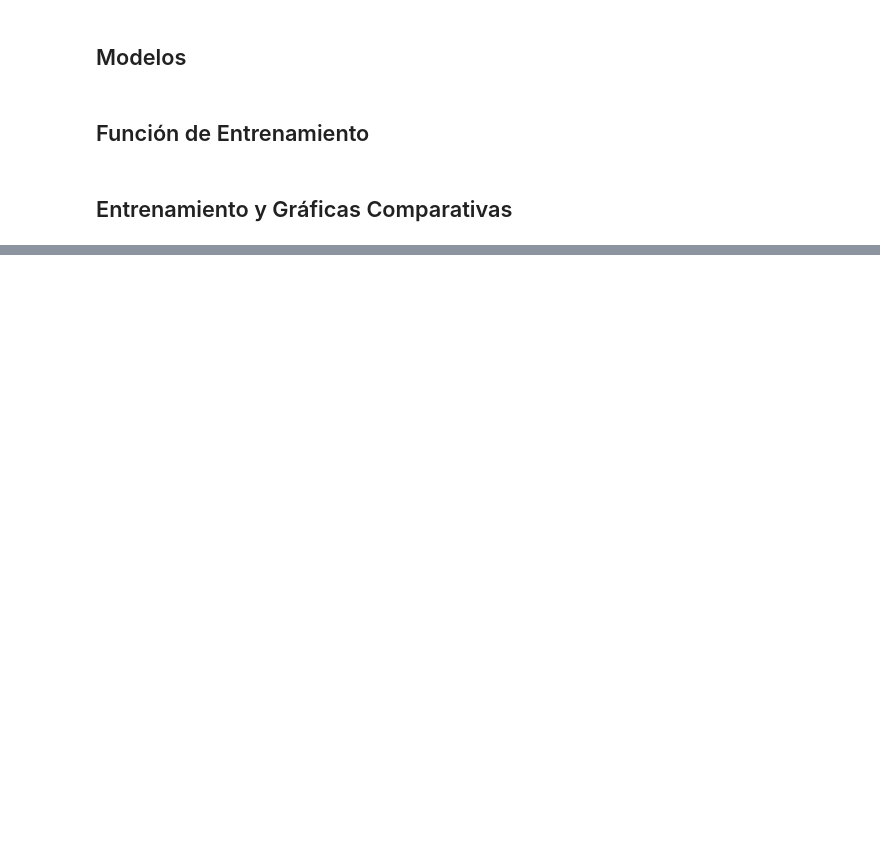
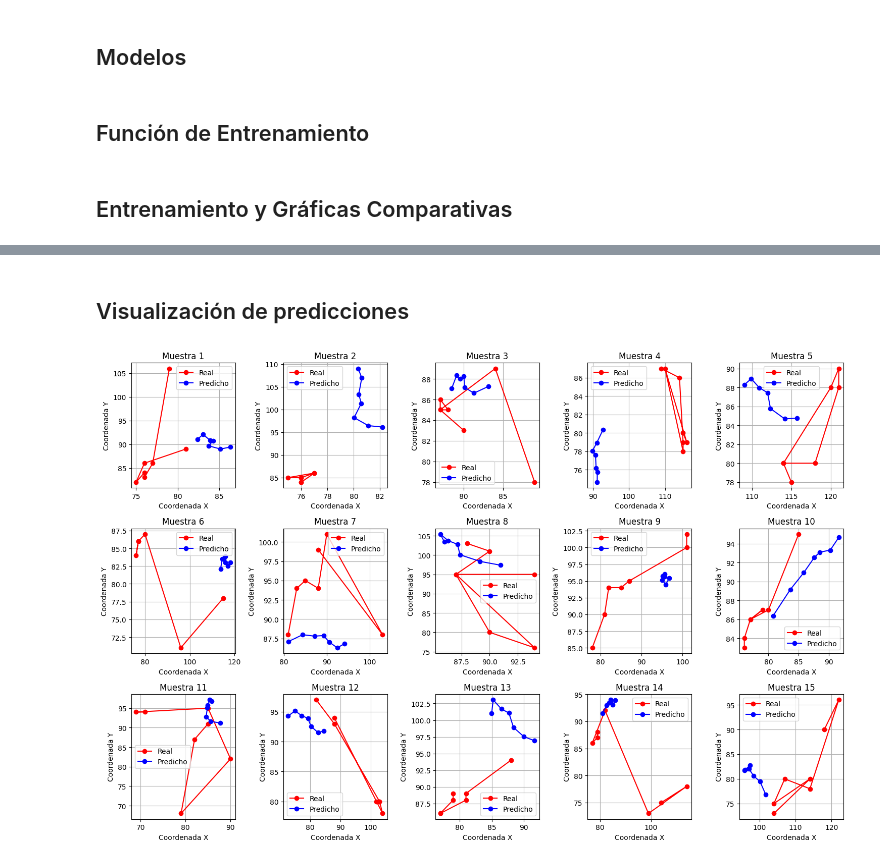
Before and after one commit to Usytwm/Human-Mobility-Prediction-Thesis, a Jupyter notebook: notebooks/LastWeekSimpleNN.ipynb, the cells around one changed output, grey strips where cells are left out. Drawn from its saved outputs; the diff is of its cells as text; code cells hidden in the pictures; blank space fills up the shorter version.

```diff
--- a/notebooks/LastWeekSimpleNN.ipynb
+++ b/notebooks/LastWeekSimpleNN.ipynb
@@ -217,0 +266,46 @@ Epoch [10/10], Loss: 0.0476
+# %% [markdown]
+## Visualización de predicciones
+# %%
+# Configuración del modelo en modo evaluación
+model.eval()
+
+# Número de muestras a graficar
+num_samples = 15  # Número de predicciones a visualizar
+num_columns = 5  # Número de columnas en la gráfica
+num_rows = (num_samples + num_columns - 1) // num_columns  # Filas necesarias
+
+# Crear subplots
+fig, axes = plt.subplots(num_rows, num_columns, figsize=(15, 10))
+axes = axes.flatten()  # Aplanar para acceder a los ejes más fácilmente
+
+# Iterar sobre las primeras 'num_samples' muestras del dataset
+with torch.no_grad():
+    for idx in range(num_samples):
+        # Obtener los datos de entrada y salida reales
+        sample_X, sample_y = dataset[idx]
+        predicted = model(sample_X.unsqueeze(0).to(torch.float32)).squeeze(
+            0
+        )  # Predicción
+
+        # Desnormalizar los datos
+        sample_y = scaler.inverse_transform(sample_y)
+        predicted = scaler.inverse_transform(predicted)
+
+        # Graficar en cada subplot
+        axes[idx].plot(
+            sample_y[:, 2], sample_y[:, 3], "ro-", label="Real"
+        )  # Coordenadas reales
+        axes[idx].plot(
+            predicted[:, 2], predicted[:, 3], "bo-", label="Predicho"
+        )  # Predicciones
+        axes[idx].set_title(f"Muestra {idx+1}")
+        axes[idx].set_xlabel("Coordenada X")
+        axes[idx].set_ylabel("Coordenada Y")
+        axes[idx].grid(True)
+        axes[idx].legend()
+
+# Ajustar el diseño
+plt.tight_layout()
+plt.show()
+# %% [output]
+[figure, added]
```
Also changed, not shown: parts of 10 cells of this notebook, 1 other file.
